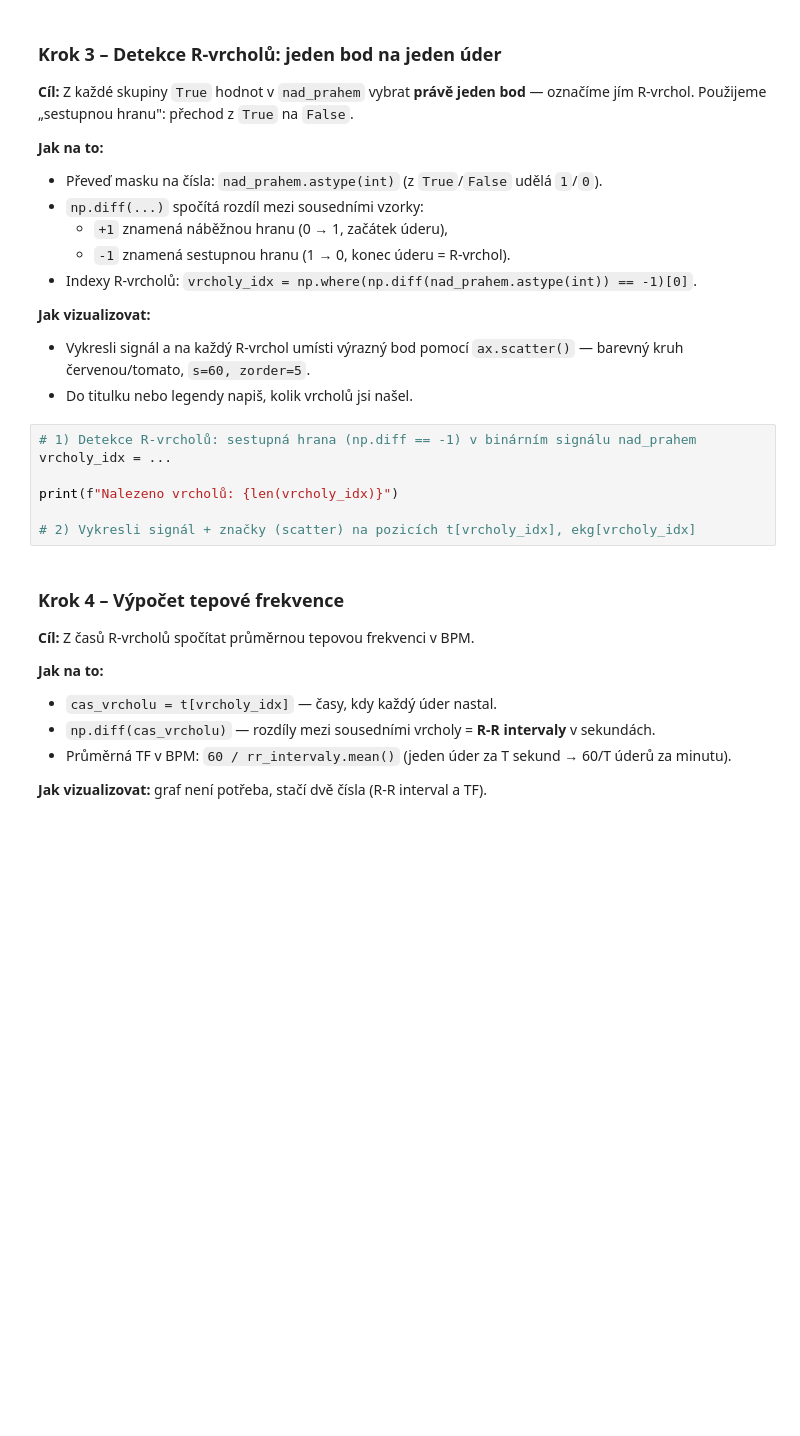
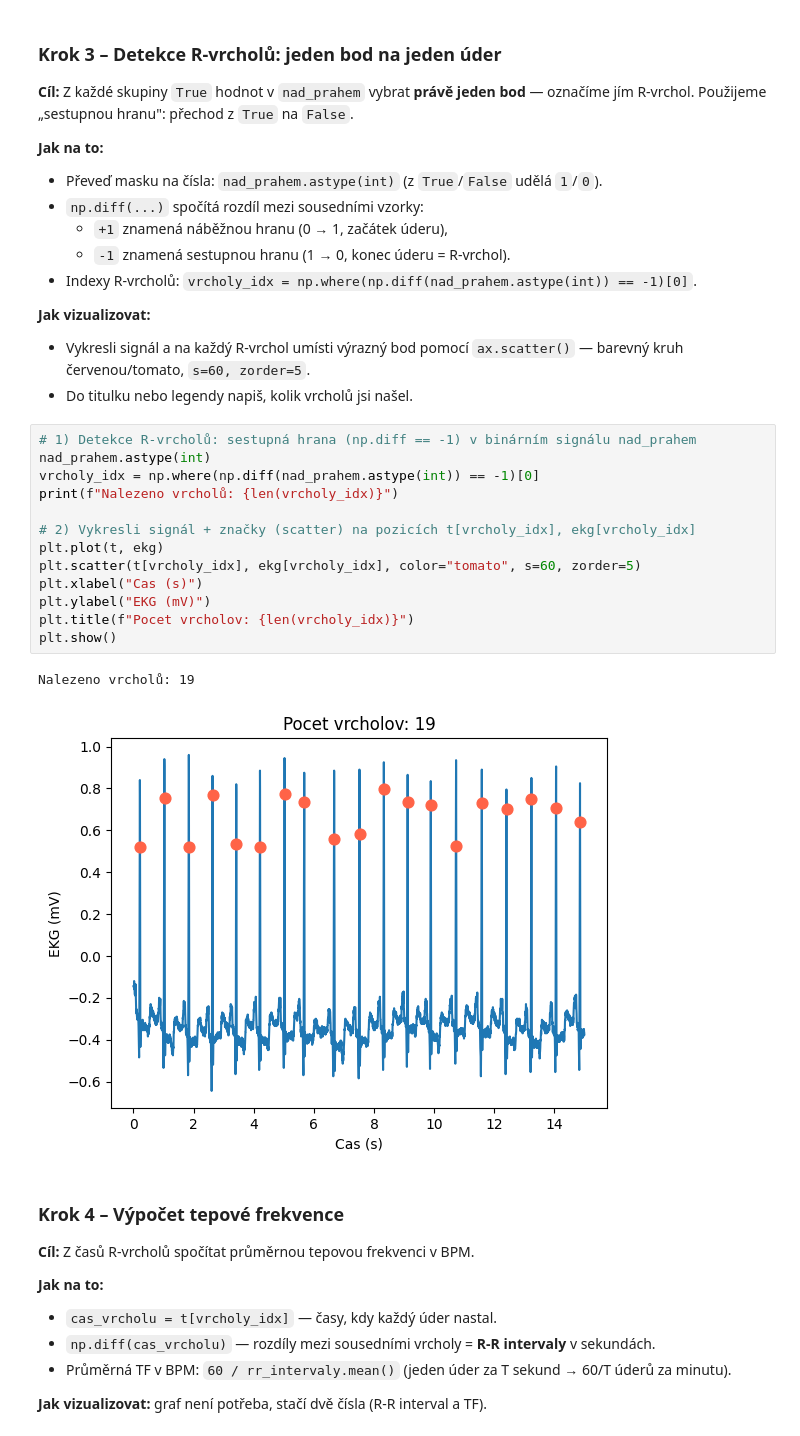
Before and after one commit to MatusJurcak1/prg-exercise-12, a Jupyter notebook: cviceni_12_ekg.ipynb, the cells around one changed output. Saved outputs shown, nothing was run; the diff lists cells and outputs as text; blank space fills up the shorter version.

```diff
--- a/cviceni_12_ekg.ipynb
+++ b/cviceni_12_ekg.ipynb
@@ -139,11 +145,20 @@ Použijeme „sestupnou hranu": přechod z `True` na `False`.
 - Do titulku nebo legendy napiš, kolik vrcholů jsi našel.
 # %%
 # 1) Detekce R-vrcholů: sestupná hrana (np.diff == -1) v binárním signálu nad_prahem
-vrcholy_idx = ...
-
+nad_prahem.astype(int)
+vrcholy_idx = np.where(np.diff(nad_prahem.astype(int)) == -1)[0]
 print(f"Nalezeno vrcholů: {len(vrcholy_idx)}")
 
 # 2) Vykresli signál + značky (scatter) na pozicích t[vrcholy_idx], ekg[vrcholy_idx]
+plt.plot(t, ekg)
+plt.scatter(t[vrcholy_idx], ekg[vrcholy_idx], color="tomato", s=60, zorder=5)
+plt.xlabel("Cas (s)")
+plt.ylabel("EKG (mV)")
+plt.title(f"Pocet vrcholov: {len(vrcholy_idx)}")
+plt.show()
+# %% [output]
+Nalezeno vrcholů: 19
+[figure, added]
 # %% [markdown]
 ### Krok 4 – Výpočet tepové frekvence
 
```
Also changed, not shown: parts of 3 cells of this notebook.
